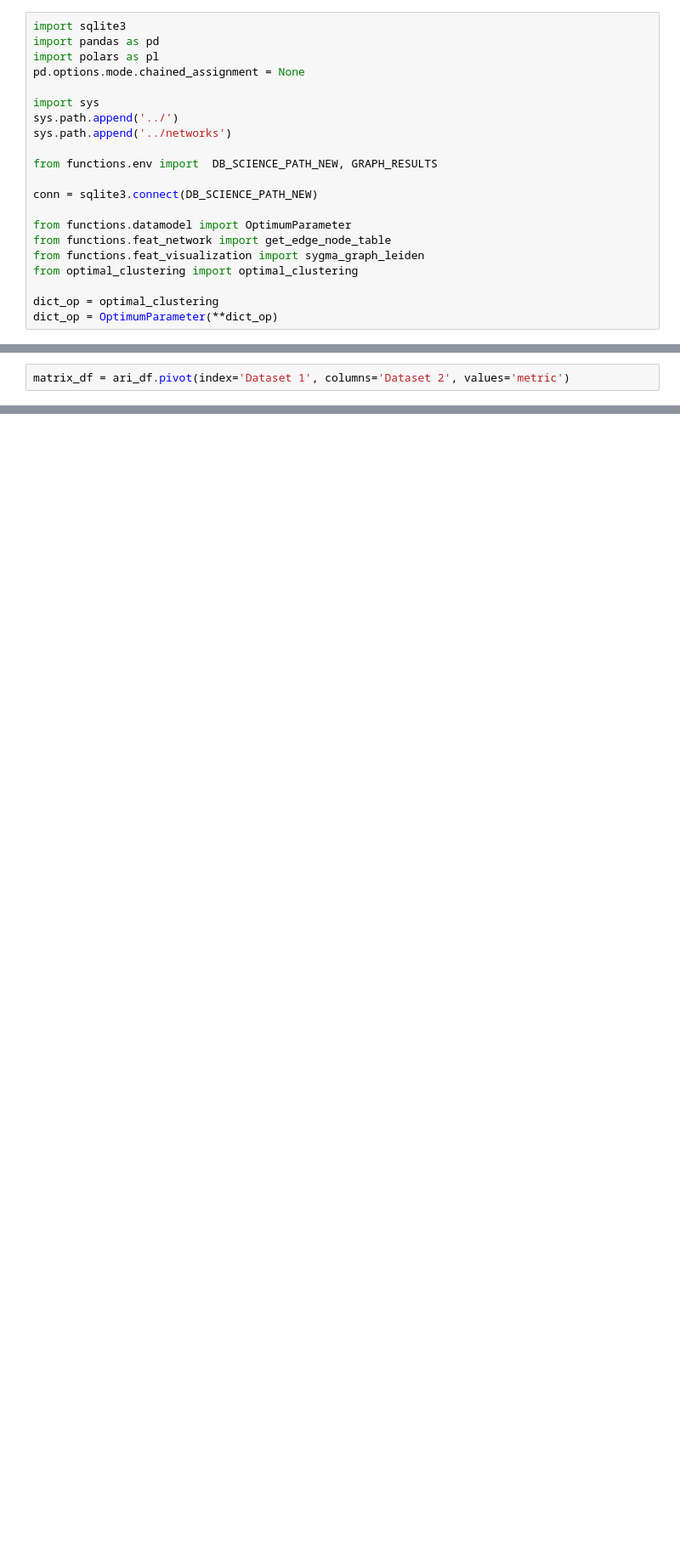
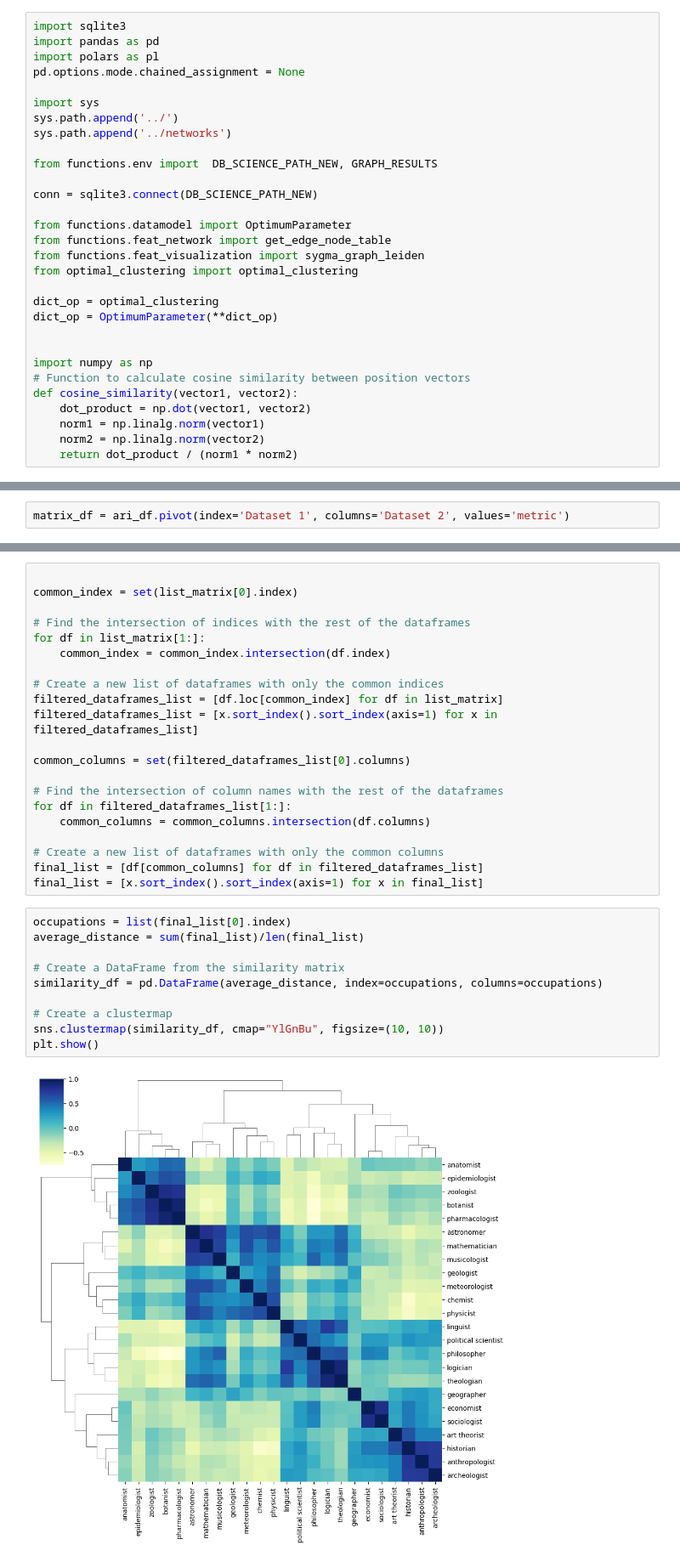
Before and after one commit to charlesdedampierre/science_history, a Jupyter notebook: notebooks/7-optimize_weighted_jaccar.ipynb, the cells around one changed output, grey strips where cells are left out. Shown at 85% size. Saved outputs shown, nothing was run; the diff lists cells and outputs as text; blank space fills up the shorter version.

```diff
--- a/notebooks/7-optimize_weighted_jaccar.ipynb
+++ b/notebooks/7-optimize_weighted_jaccar.ipynb
@@ -19,6 +19,15 @@ from optimal_clustering import optimal_clustering
 
 dict_op = optimal_clustering
 dict_op = OptimumParameter(**dict_op)
+
+
+import numpy as np
+# Function to calculate cosine similarity between position vectors
+def cosine_similarity(vector1, vector2):
+    dot_product = np.dot(vector1, vector2)
+    norm1 = np.linalg.norm(vector1)
+    norm2 = np.linalg.norm(vector2)
+    return dot_product / (norm1 * norm2)
 # %%
 import glob
 
@@ -196,0 +219,33 @@ df_partition
+# %%
+
+common_index = set(list_matrix[0].index)
+
+# Find the intersection of indices with the rest of the dataframes
+for df in list_matrix[1:]:
+    common_index = common_index.intersection(df.index)
+
+# Create a new list of dataframes with only the common indices
+filtered_dataframes_list = [df.loc[common_index] for df in list_matrix]
+filtered_dataframes_list = [x.sort_index().sort_index(axis=1) for x in filtered_dataframes_list]
+
+common_columns = set(filtered_dataframes_list[0].columns)
+
+# Find the intersection of column names with the rest of the dataframes
+for df in filtered_dataframes_list[1:]:
+    common_columns = common_columns.intersection(df.columns)
+
+# Create a new list of dataframes with only the common columns
+final_list = [df[common_columns] for df in filtered_dataframes_list]
+final_list = [x.sort_index().sort_index(axis=1) for x in final_list]
+# %%
+occupations = list(final_list[0].index)
+average_distance = sum(final_list)/len(final_list)
+
+# Create a DataFrame from the similarity matrix
+similarity_df = pd.DataFrame(average_distance, index=occupations, columns=occupations)
+
+# Create a clustermap
+sns.clustermap(similarity_df, cmap="YlGnBu", figsize=(10, 10))
+plt.show()
+# %% [output]
+[figure, added]
```
Also changed, not shown: parts of 10 cells of this notebook, 4 other files.
